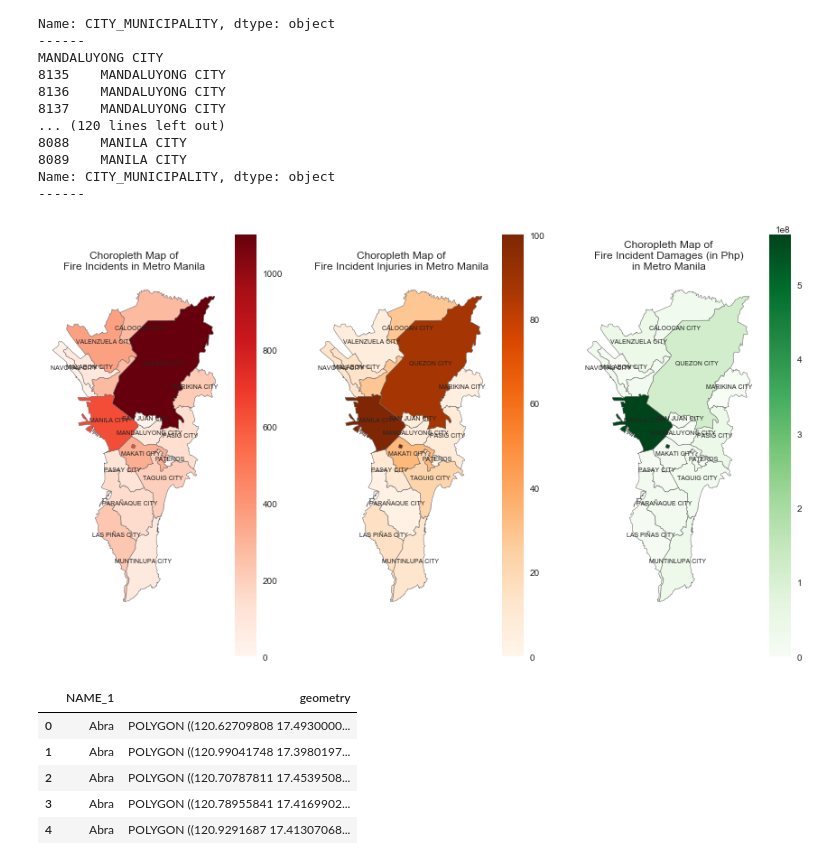
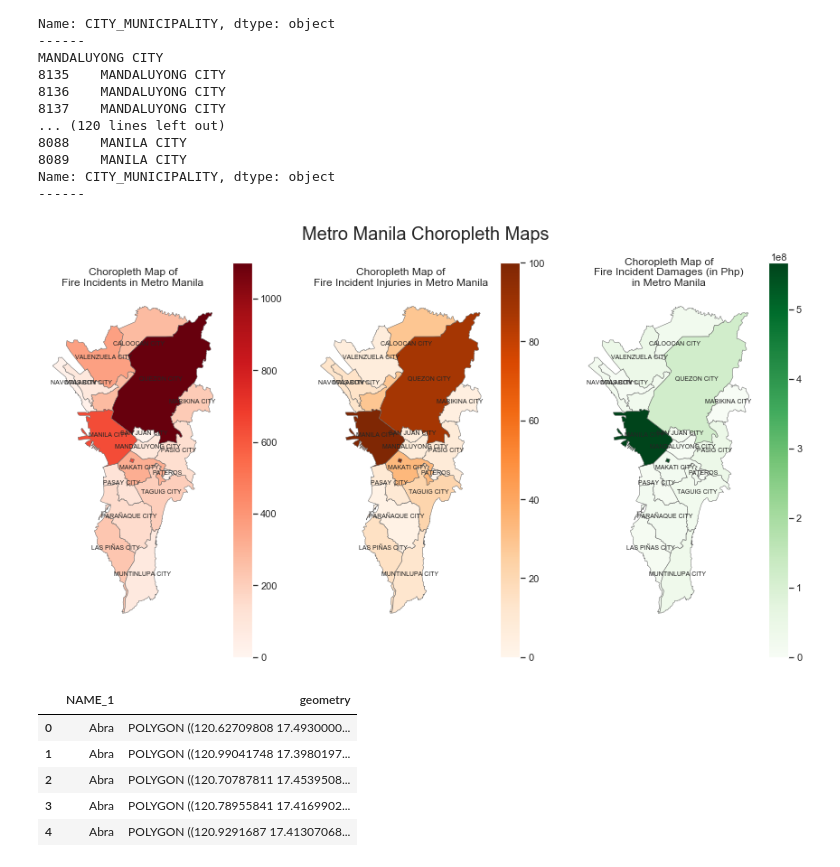
Before and after one commit to ianona/CSC933M-FinalProject, a Jupyter notebook: Fire Incidents.ipynb, the cells around one changed output. Saved outputs shown, nothing was run; the diff lists cells and outputs as text; code cells hidden in the pictures.

```diff
--- a/Fire Incidents.ipynb
+++ b/Fire Incidents.ipynb
@@ -13,7 +13,7 @@ from scipy import stats
 import seaborn as sns
 import geopandas as gpd
 import math
-sns.set()
+sns.set(style="darkgrid")
 
 from pathlib import Path
 
@@ -351,34 +339,36 @@ sm1 = plt.cm.ScalarMappable(cmap='Reds', norm=plt.Normalize(vmin=vmin1, vmax=vma
 sm1._A = []
 cbar = fig.colorbar(sm1, ax=ax1)
 
 # Injuries
 variable2 = 'INJURIES'
 vmin2, vmax2 = 0, int(math.ceil((merged_mm[variable2].max()) / 100.0)) * 100
 merged_mm.plot(column=variable2, cmap='Oranges', linewidth=0.5, ax=ax2, edgecolor='0.4')
 ax2.axis('off')
 ax2.set_title("Choropleth Map of\nFire Incident Injuries in Metro Manila")
 
 sm2 = plt.cm.ScalarMappable(cmap='Oranges', norm=plt.Normalize(vmin=vmin2, vmax=vmax2))
 sm2._A = []
 cbar = fig.colorbar(sm2, ax=ax2)
 
 # Estimated Damages
 variable3 = 'ESTIMATED_DAMAGES'
 vmin3, vmax3 = 0, int(math.ceil((merged_mm[variable3].max()) / 100.0)) * 100
 merged_mm.plot(column=variable3, cmap='Greens', linewidth=0.5, ax=ax3, edgecolor='0.4')
 ax3.axis('off')
 ax3.set_title("Choropleth Map of\nFire Incident Damages (in Php)\nin Metro Manila")
 
 sm3 = plt.cm.ScalarMappable(cmap='Greens', norm=plt.Normalize(vmin=vmin3, vmax=vmax3))
 sm3._A = []
 cbar = fig.colorbar(sm3, ax=ax3)
 
 merged_mm.apply(lambda x: ax1.annotate(s=x['name'], xy=x.geometry.centroid.coords[0], ha='center', fontsize=7),axis=1)
 merged_mm.apply(lambda x: ax2.annotate(s=x['name'], xy=x.geometry.centroid.coords[0], ha='center', fontsize=7),axis=1)
 merged_mm.apply(lambda x: ax3.annotate(s=x['name'], xy=x.geometry.centroid.coords[0], ha='center', fontsize=7),axis=1)
+fig.suptitle("Metro Manila Choropleth Maps", fontsize=20)
 fig.tight_layout()
+fig.subplots_adjust(top=0.90)
 # %% [output]
-[figure, old version]
+[figure, new version]
 # %%
 # Load shape file for the Philippine map
 ph = gpd.read_file(DSDATA / 'gadm36_PHL_shp/gadm36_PHL_2.shp')
```
Also changed, not shown: parts of 29 cells of this notebook.
